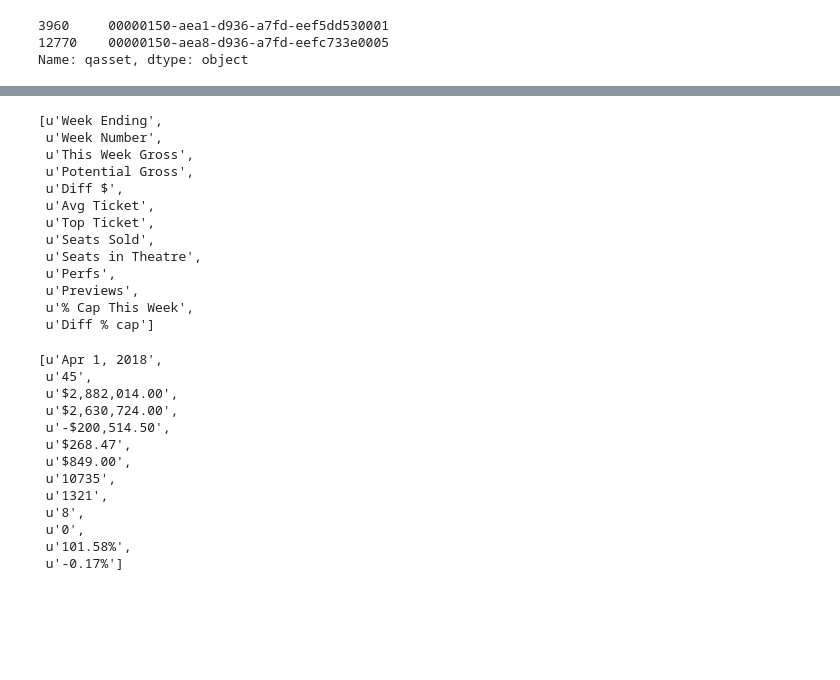
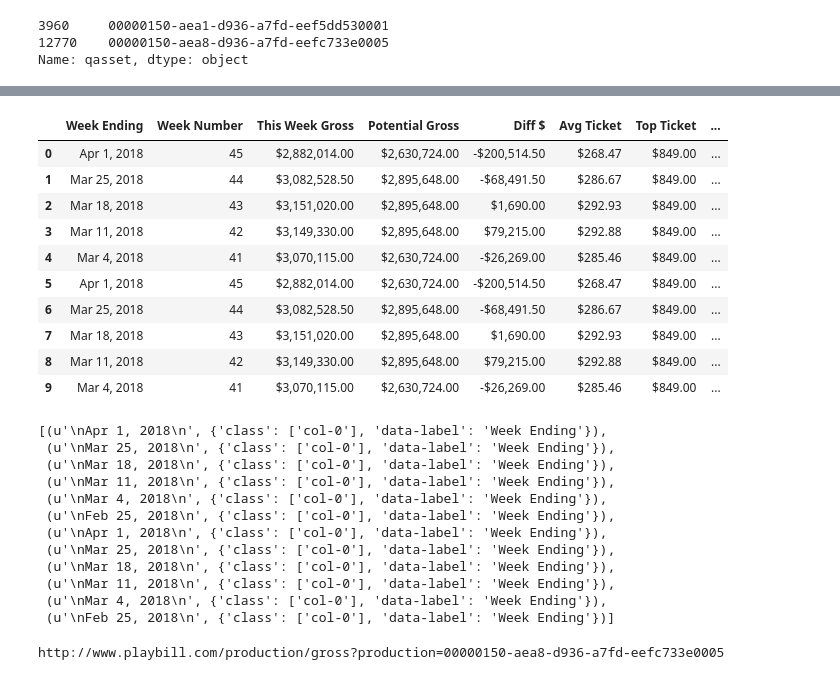
Before and after one commit to kebuhcah/purgation, a Jupyter notebook: playbill_basic.ipynb, the cells around one changed output, grey strips where cells are left out. Cells and saved outputs as stored; diff of their text form; code cells hidden in the pictures; blank space fills up the shorter version.

```diff
--- a/playbill_basic.ipynb
+++ b/playbill_basic.ipynb
@@ -529,0 +605,9 @@ bs = BeautifulSoup(urlopen(url))
+# %%
+headers=[t for s in [th.getText() for th in bs.find('table').find('thead').find_all('th')] for t in s.strip().split('\n')]
+
+rows = []
+
+for tr in bs.find('table').find_all('tr'):
+    fields=[t for s in [td.getText() for td in tr.find_all('td')] for t in s.strip().split('\n')]
+    if (len(fields) == len(headers)):
+        rows.append(dict([(i,fields[i]) for i in range(len(headers))]))
@@ -530,36 +640,41 @@ bs = BeautifulSoup(urlopen(url))
+# %%
+df = DataFrame(rows)
+df.columns = headers
+df
+# %% [output]
+|  | Week Ending | Week Number | This Week Gross | Potential Gross | Diff $ | Avg Ticket | Top Ticket | ... |
+| 0 | Apr 1, 2018 | 45 | $2,882,014.00 | $2,630,724.00 | -$200,514.50 | $268.47 | $849.00 | ... |
+| 1 | Mar 25, 2018 | 44 | $3,082,528.50 | $2,895,648.00 | -$68,491.50 | $286.67 | $849.00 | ... |
+| 2 | Mar 18, 2018 | 43 | $3,151,020.00 | $2,895,648.00 | $1,690.00 | $292.93 | $849.00 | ... |
+| 3 | Mar 11, 2018 | 42 | $3,149,330.00 | $2,895,648.00 | $79,215.00 | $292.88 | $849.00 | ... |
+| 4 | Mar 4, 2018 | 41 | $3,070,115.00 | $2,630,724.00 | -$26,269.00 | $285.46 | $849.00 | ... |
+| 5 | Apr 1, 2018 | 45 | $2,882,014.00 | $2,630,724.00 | -$200,514.50 | $268.47 | $849.00 | ... |
+| 6 | Mar 25, 2018 | 44 | $3,082,528.50 | $2,895,648.00 | -$68,491.50 | $286.67 | $849.00 | ... |
+| 7 | Mar 18, 2018 | 43 | $3,151,020.00 | $2,895,648.00 | $1,690.00 | $292.93 | $849.00 | ... |
+| 8 | Mar 11, 2018 | 42 | $3,149,330.00 | $2,895,648.00 | $79,215.00 | $292.88 | $849.00 | ... |
+| 9 | Mar 4, 2018 | 41 | $3,070,115.00 | $2,630,724.00 | -$26,269.00 | $285.46 | $849.00 | ... |
 # %%
 qasset = '00000150-aea1-d936-a7fd-eef5dd530001'
 url = 'http://www.playbill.com/production/gross?production=' + qasset
 bs2 = BeautifulSoup(urlopen(url))
-# %%
-[t for s in [th.getText() for th in bs.find('table').find('thead').find_all('th')] for t in s.strip().split('\n')]
-# %% [output]
-[u'Week Ending',
- u'Week Number',
- u'This Week Gross',
- u'Potential Gross',
- u'Diff $',
- u'Avg Ticket',
- u'Top Ticket',
- u'Seats Sold',
- u'Seats in Theatre',
- u'Perfs',
- u'Previews',
- u'% Cap This Week',
- u'Diff % cap']
-# %%
-[t for s in [td.getText() for td in bs.find('table').find('tr').find_all('td')] for t in s.strip().split('\n')]
-# %% [output]
-[u'Apr 1, 2018',
- u'45',
- u'$2,882,014.00',
- u'$2,630,724.00',
- u'-$200,514.50',
- u'$268.47',
- u'$849.00',
- u'10735',
- u'1321',
- u'8',
- u'0',
- u'101.58%',
- u'-0.17%']
+# %%
+[(td.getText(),td.attrs) for td in bs.find_all('td') if td.has_attr('class') and td['class'][0] == 'col-0']
+# %% [output]
+[(u'\nApr 1, 2018\n', {'class': ['col-0'], 'data-label': 'Week Ending'}),
+ (u'\nMar 25, 2018\n', {'class': ['col-0'], 'data-label': 'Week Ending'}),
+ (u'\nMar 18, 2018\n', {'class': ['col-0'], 'data-label': 'Week Ending'}),
+ (u'\nMar 11, 2018\n', {'class': ['col-0'], 'data-label': 'Week Ending'}),
+ (u'\nMar 4, 2018\n', {'class': ['col-0'], 'data-label': 'Week Ending'}),
+ (u'\nFeb 25, 2018\n', {'class': ['col-0'], 'data-label': 'Week Ending'}),
+ (u'\nApr 1, 2018\n', {'class': ['col-0'], 'data-label': 'Week Ending'}),
+ (u'\nMar 25, 2018\n', {'class': ['col-0'], 'data-label': 'Week Ending'}),
+ (u'\nMar 18, 2018\n', {'class': ['col-0'], 'data-label': 'Week Ending'}),
+ (u'\nMar 11, 2018\n', {'class': ['col-0'], 'data-label': 'Week Ending'}),
+ (u'\nMar 4, 2018\n', {'class': ['col-0'], 'data-label': 'Week Ending'}),
+ (u'\nFeb 25, 2018\n', {'class': ['col-0'], 'data-label': 'Week Ending'})]
+# %%
+url = 'http://www.playbill.com/production/gross?production=00000150-aea8-d936-a7fd-eefc733e0005'
+print url
+bs = BeautifulSoup(urlopen(Request(url, headers={'User-Agent': useragent})).read())
+# %% [output]
+http://www.playbill.com/production/gross?production=00000150-aea8-d936-a7fd-eefc733e0005
```
Also changed, not shown: parts of 15 cells of this notebook.
